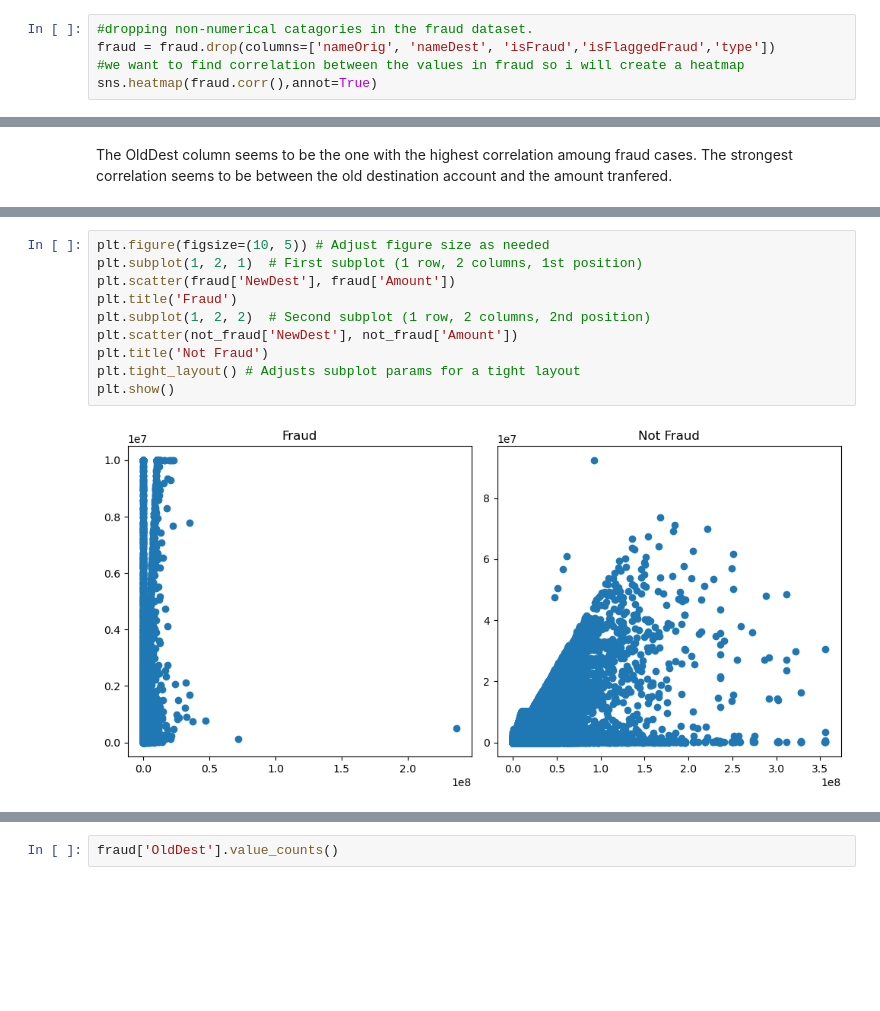
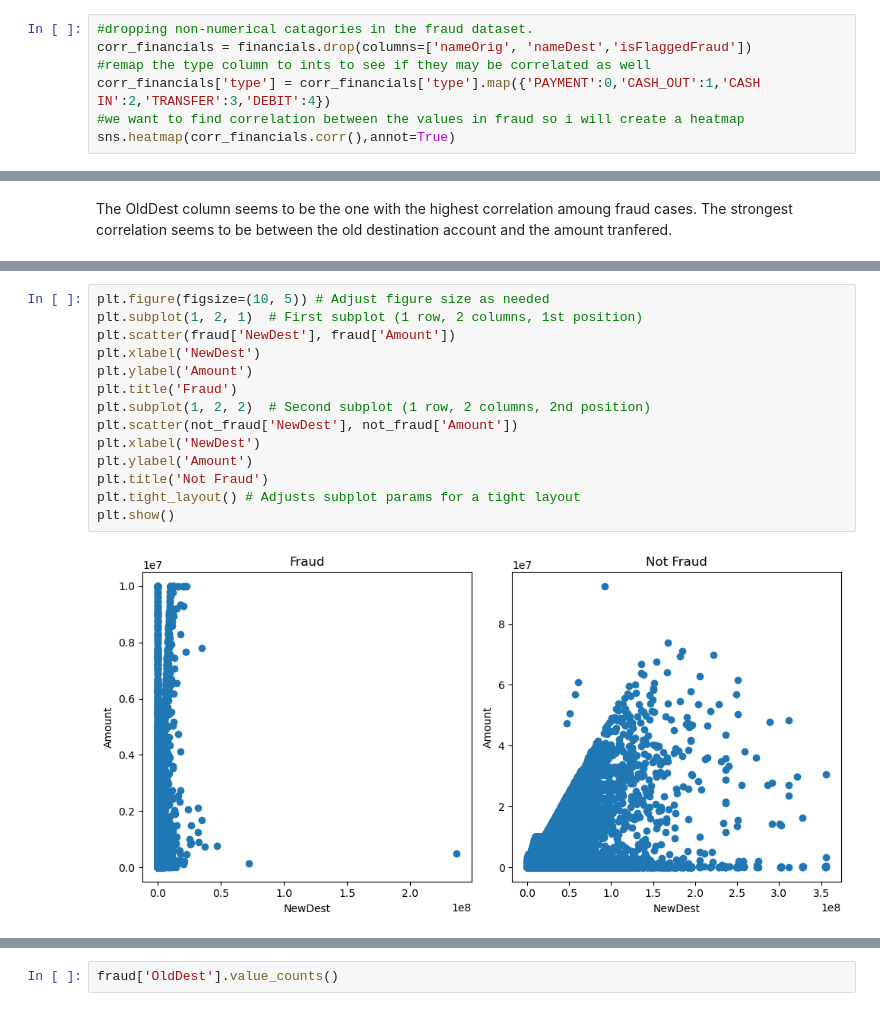
Before and after one commit to theslater11/FinancialFraudDetection, a Jupyter notebook: Notebooks/EDA.ipynb, the cells around one changed output, grey strips where cells are left out. Drawn from its saved outputs; the diff is of its cells as text; blank space fills up the shorter version.

```diff
--- a/Notebooks/EDA.ipynb
+++ b/Notebooks/EDA.ipynb
@@ -204,7 +208,9 @@ Continuing the bivariate analysis, I think it is important to focus on the fraud
 # %%
 #dropping non-numerical catagories in the fraud dataset.
-fraud = fraud.drop(columns=['nameOrig', 'nameDest', 'isFraud','isFlaggedFraud','type'])
+corr_financials = financials.drop(columns=['nameOrig', 'nameDest','isFlaggedFraud'])
+#remap the type column to ints to see if they may be correlated as well
+corr_financials['type'] = corr_financials['type'].map({'PAYMENT':0,'CASH_OUT':1,'CASH IN':2,'TRANSFER':3,'DEBIT':4})
 #we want to find correlation between the values in fraud so i will create a heatmap
-sns.heatmap(fraud.corr(),annot=True)
+sns.heatmap(corr_financials.corr(),annot=True)
 # %% [output]
 <Axes: >
@@ -214,12 +269,16 @@ The OldDest column seems to be the one with the highest correlation amoung fraud
 # %%
 plt.figure(figsize=(10, 5)) # Adjust figure size as needed
 plt.subplot(1, 2, 1)  # First subplot (1 row, 2 columns, 1st position)
 plt.scatter(fraud['NewDest'], fraud['Amount'])
+plt.xlabel('NewDest')
+plt.ylabel('Amount')
 plt.title('Fraud')
 plt.subplot(1, 2, 2)  # Second subplot (1 row, 2 columns, 2nd position)
 plt.scatter(not_fraud['NewDest'], not_fraud['Amount'])
+plt.xlabel('NewDest')
+plt.ylabel('Amount')
 plt.title('Not Fraud')
 plt.tight_layout() # Adjusts subplot params for a tight layout
 plt.show()
 # %% [output]
-[figure, old version]
+[figure, new version]
```
Also changed, not shown: parts of 15 cells of this notebook, 1 other file.
